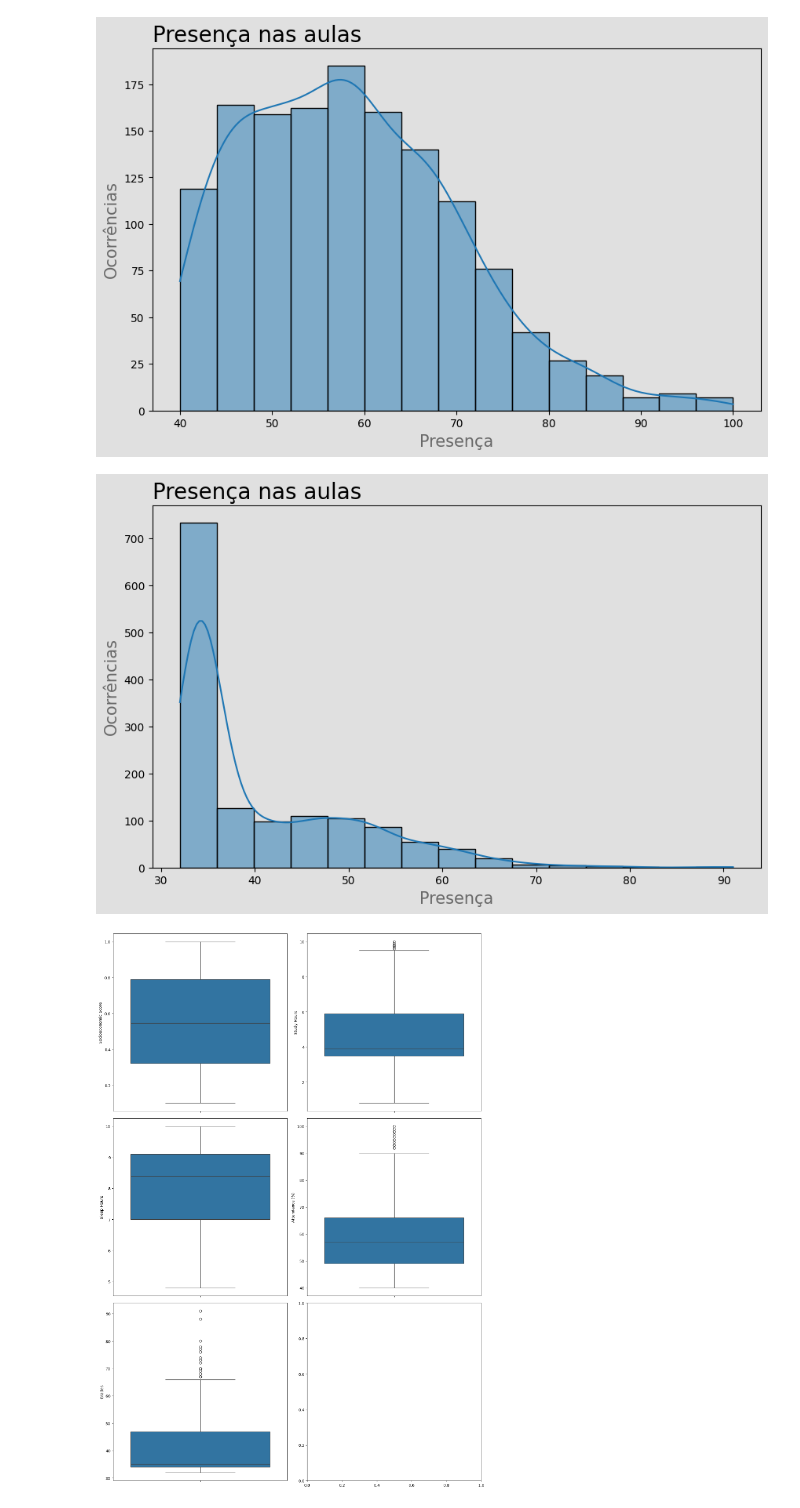
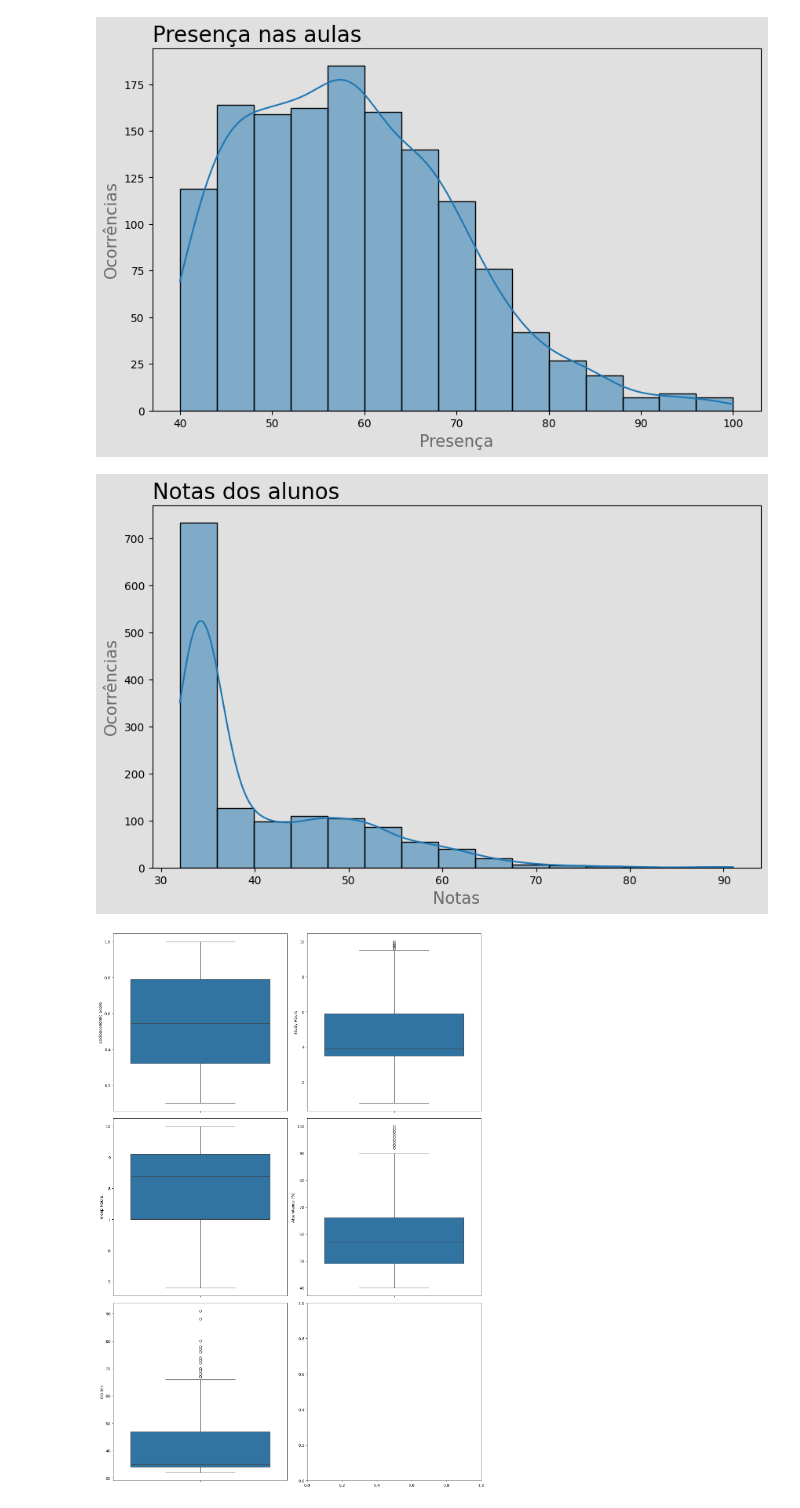
Before and after one commit to pedrocobalquini/Prevendo-o-desempenho-dos-alunos, a Jupyter notebook: Prevendo desempenho.ipynb, the cells around one changed output. Cells and saved outputs as stored; diff of their text form; code cells hidden in the pictures.

```diff
--- a/Prevendo desempenho.ipynb
+++ b/Prevendo desempenho.ipynb
@@ -125,18 +125,18 @@ plt.show()
 # %%
 plt.figure(figsize=(10, 6))
 
 sns.histplot(data=df, x='Grades', kde=True, bins=15)
 
-plt.title('Presença nas aulas', fontsize=20, loc='left')
-plt.xlabel('Presença', fontsize=15, color='#696969')
+plt.title('Notas dos alunos', fontsize=20, loc='left')
+plt.xlabel('Notas', fontsize=15, color='#696969')
 plt.ylabel('Ocorrências', fontsize=15, color='#696969')
 
 plt.gca().set_facecolor('#E0E0E0')
 plt.gcf().set_facecolor('#E0E0E0')
 
 plt.show()
 # %% [output]
-[figure, old version]
+[figure, new version]
 # %%
 variaveis_numericas = []
 for i in df.columns[0:5].tolist(): # Colocar o número total de colunas
```
Also changed, not shown: parts of 2 cells of this notebook.
